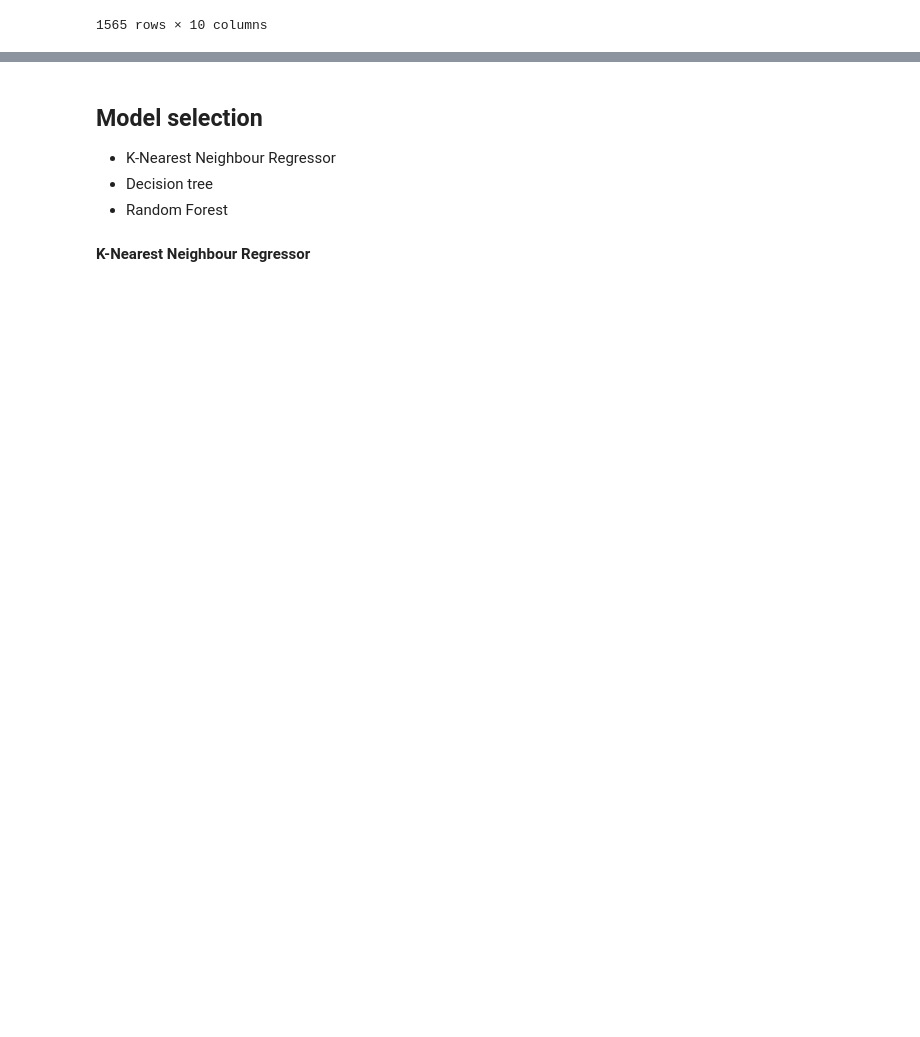
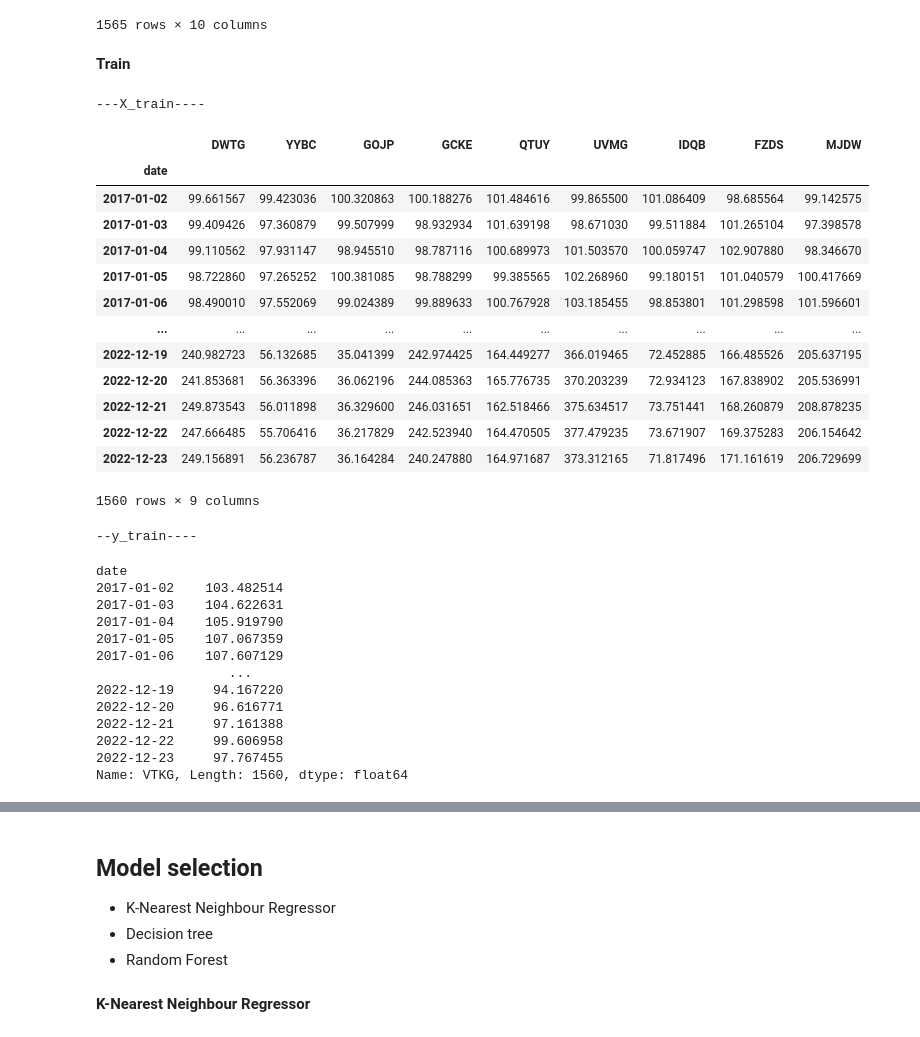
Before and after one commit to GariZabaleta/Brownian_motion, a Jupyter notebook: GBM.ipynb, the cells around one changed output, grey strips where cells are left out. Drawn from its saved outputs; the diff is of its cells as text; code cells hidden in the pictures; blank space fills up the shorter version.

```diff
--- a/GBM.ipynb
+++ b/GBM.ipynb
@@ -282,4 +282,41 @@ y_train = df.iloc[:-5,n].copy()
 
 X_test = df.iloc[-5:,:].copy()
 X_test.drop(X_test.columns[n], axis=1, inplace = True)
-y_train = df.iloc[-5:,n].copy()
+y_test = df.iloc[-5:,n].copy()
+# %% [markdown]
+ **Train**
+# %%
+print("---X_train----")
+display(X_train)
+print("\n--y_train----")
+display(y_train)
+# %% [output]
+---X_train----
+|  | DWTG | YYBC | GOJP | GCKE | QTUY | UVMG | IDQB | FZDS | MJDW |
+| date |  |  |  |  |  |  |  |  |  |
+| 2017-01-02 | 99.661567 | 99.423036 | 100.320863 | 100.188276 | 101.484616 | 99.865500 | 101.086409 | 98.685564 | 99.142575 |
+| 2017-01-03 | 99.409426 | 97.360879 | 99.507999 | 98.932934 | 101.639198 | 98.671030 | 99.511884 | 101.265104 | 97.398578 |
+| 2017-01-04 | 99.110562 | 97.931147 | 98.945510 | 98.787116 | 100.689973 | 101.503570 | 100.059747 | 102.907880 | 98.346670 |
+| 2017-01-05 | 98.722860 | 97.265252 | 100.381085 | 98.788299 | 99.385565 | 102.268960 | 99.180151 | 101.040579 | 100.417669 |
+| 2017-01-06 | 98.490010 | 97.552069 | 99.024389 | 99.889633 | 100.767928 | 103.185455 | 98.853801 | 101.298598 | 101.596601 |
+| ... | ... | ... | ... | ... | ... | ... | ... | ... | ... |
+| 2022-12-19 | 240.982723 | 56.132685 | 35.041399 | 242.974425 | 164.449277 | 366.019465 | 72.452885 | 166.485526 | 205.637195 |
+| 2022-12-20 | 241.853681 | 56.363396 | 36.062196 | 244.085363 | 165.776735 | 370.203239 | 72.934123 | 167.838902 | 205.536991 |
+| 2022-12-21 | 249.873543 | 56.011898 | 36.329600 | 246.031651 | 162.518466 | 375.634517 | 73.751441 | 168.260879 | 208.878235 |
+| 2022-12-22 | 247.666485 | 55.706416 | 36.217829 | 242.523940 | 164.470505 | 377.479235 | 73.671907 | 169.375283 | 206.154642 |
+| 2022-12-23 | 249.156891 | 56.236787 | 36.164284 | 240.247880 | 164.971687 | 373.312165 | 71.817496 | 171.161619 | 206.729699 |
+1560 rows × 9 columns
+--y_train----
+date
+2017-01-02    103.482514
+2017-01-03    104.622631
+2017-01-04    105.919790
+2017-01-05    107.067359
+2017-01-06    107.607129
+                 ...
+2022-12-19     94.167220
+2022-12-20     96.616771
+2022-12-21     97.161388
+2022-12-22     99.606958
+2022-12-23     97.767455
+Name: VTKG, Length: 1560, dtype: float64
```
Also changed, not shown: parts of 18 cells of this notebook.
